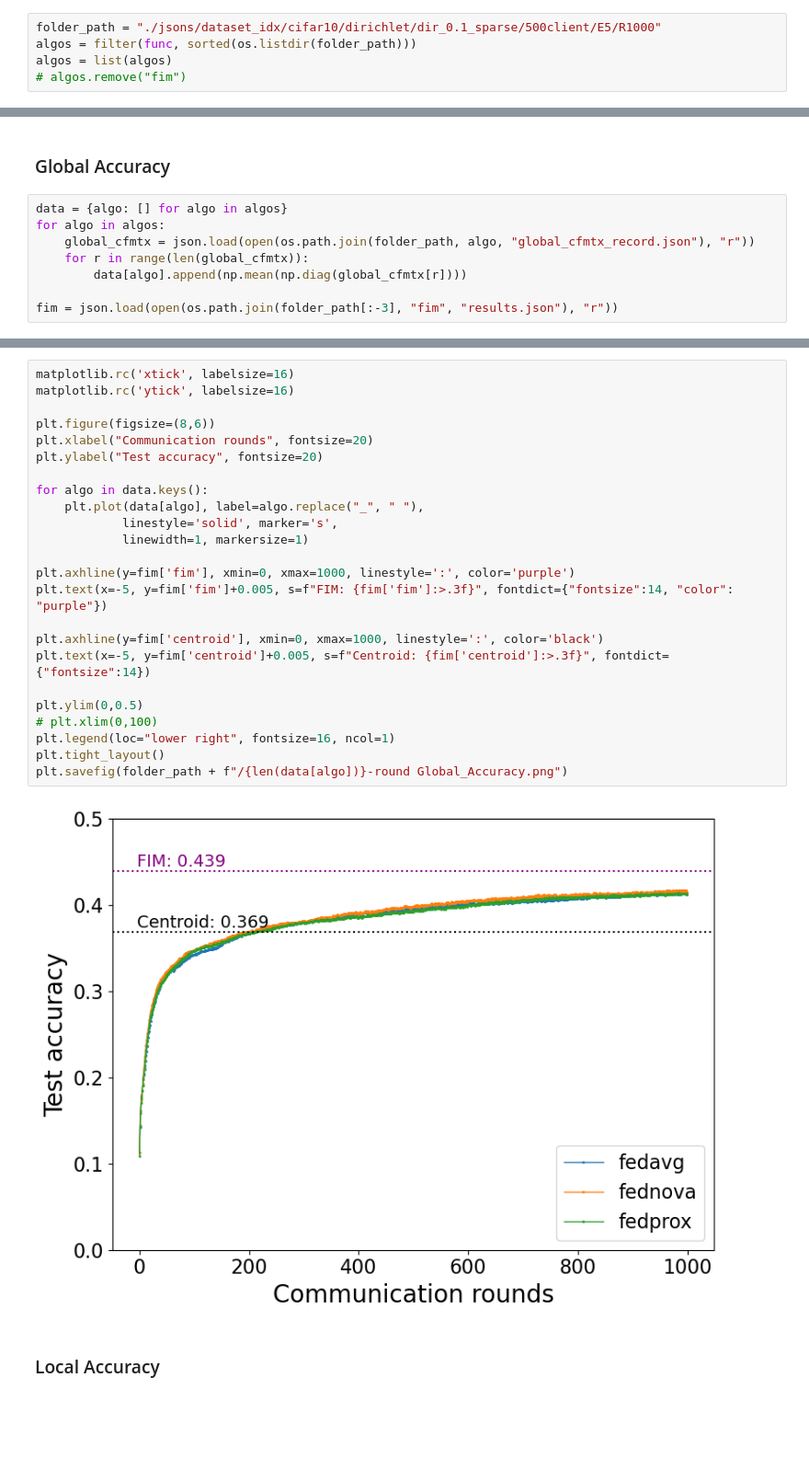
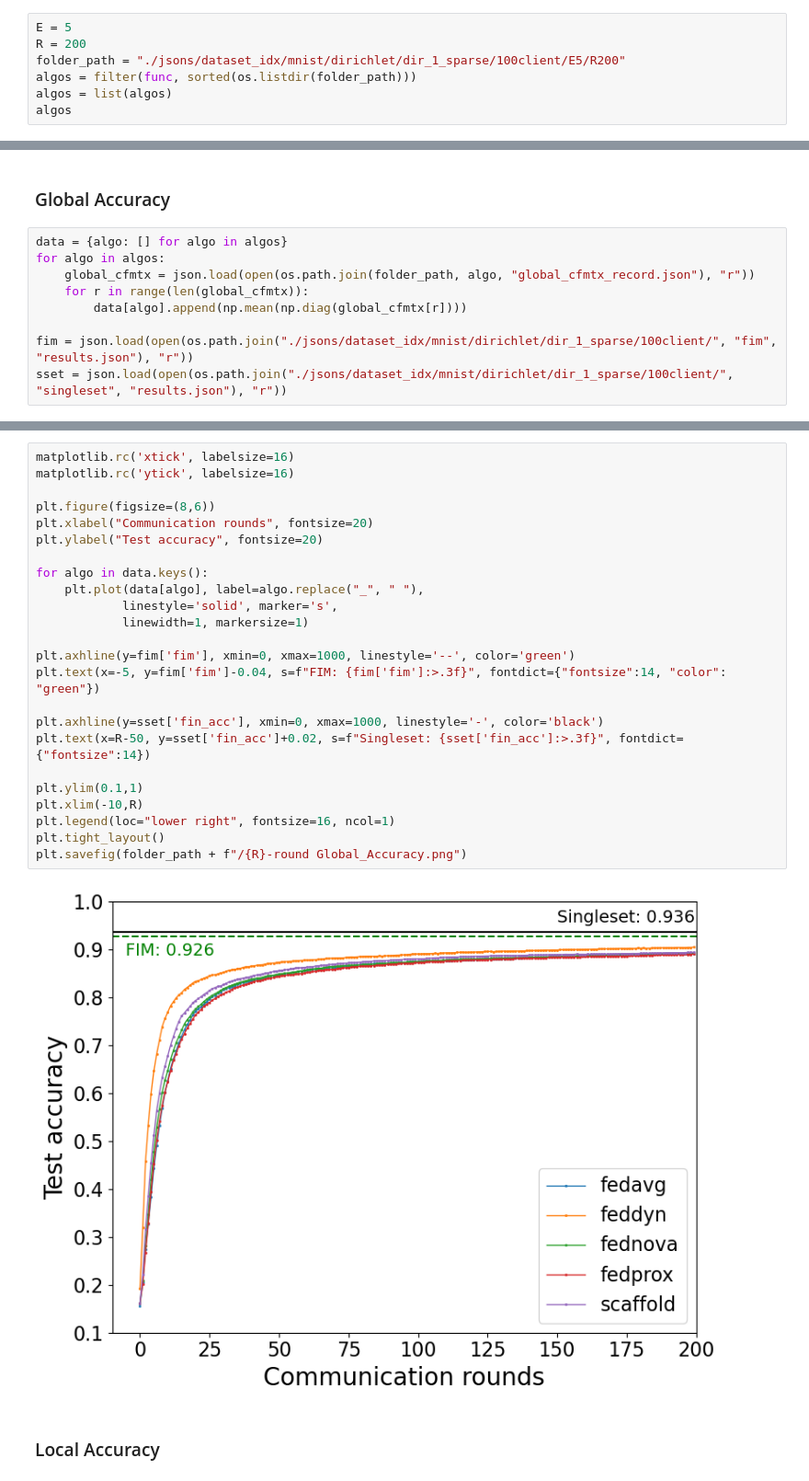
Before and after one commit to AIoT-Lab-BKAI/Hung-NN-verifiedFL, a Jupyter notebook: records/analysis.ipynb, the cells around one changed output, grey strips where cells are left out. Shown at 92% size. Drawn from its saved outputs; the diff is of its cells as text; blank space fills up the shorter version.

Commit message:
singleset done

```diff
--- a/records/analysis.ipynb
+++ b/records/analysis.ipynb
@@ -13,7 +13,9 @@ def func(object_name):
     else:
         return True
 # %%
-folder_path = "./jsons/dataset_idx/cifar10/dirichlet/dir_0.1_sparse/500client/E5/R1000"
+E = 5
+R = 200
+folder_path = "./jsons/dataset_idx/mnist/dirichlet/dir_1_sparse/100client/E5/R200"
 algos = filter(func, sorted(os.listdir(folder_path)))
 algos = list(algos)
-# algos.remove("fim")
+algos
@@ -30,4 +30,5 @@ for algo in algos:
     for r in range(len(global_cfmtx)):
         data[algo].append(np.mean(np.diag(global_cfmtx[r])))
 
-fim = json.load(open(os.path.join(folder_path[:-3], "fim", "results.json"), "r"))
+fim = json.load(open(os.path.join("./jsons/dataset_idx/mnist/dirichlet/dir_1_sparse/100client/", "fim", "results.json"), "r"))
+sset = json.load(open(os.path.join("./jsons/dataset_idx/mnist/dirichlet/dir_1_sparse/100client/", "singleset", "results.json"), "r"))
@@ -36,29 +35,29 @@ FileNotFoundError: [Errno 2] No such file or directory: './jsons/dataset_idx/cif
 # %%
 matplotlib.rc('xtick', labelsize=16)
 matplotlib.rc('ytick', labelsize=16)
 
 plt.figure(figsize=(8,6))
 plt.xlabel("Communication rounds", fontsize=20)
 plt.ylabel("Test accuracy", fontsize=20)
 
 for algo in data.keys():
     plt.plot(data[algo], label=algo.replace("_", " "),
             linestyle='solid', marker='s',
             linewidth=1, markersize=1)
 
-plt.axhline(y=fim['fim'], xmin=0, xmax=1000, linestyle=':', color='purple')
-plt.text(x=-5, y=fim['fim']+0.005, s=f"FIM: {fim['fim']:>.3f}", fontdict={"fontsize":14, "color": "purple"})
+plt.axhline(y=fim['fim'], xmin=0, xmax=1000, linestyle='--', color='green')
+plt.text(x=-5, y=fim['fim']-0.04, s=f"FIM: {fim['fim']:>.3f}", fontdict={"fontsize":14, "color": "green"})
 
-plt.axhline(y=fim['centroid'], xmin=0, xmax=1000, linestyle=':', color='black')
-plt.text(x=-5, y=fim['centroid']+0.005, s=f"Centroid: {fim['centroid']:>.3f}", fontdict={"fontsize":14})
+plt.axhline(y=sset['fin_acc'], xmin=0, xmax=1000, linestyle='-', color='black')
+plt.text(x=R-50, y=sset['fin_acc']+0.02, s=f"Singleset: {sset['fin_acc']:>.3f}", fontdict={"fontsize":14})
 
-plt.ylim(0,0.5)
-# plt.xlim(0,100)
+plt.ylim(0.1,1)
+plt.xlim(-10,R)
 plt.legend(loc="lower right", fontsize=16, ncol=1)
 plt.tight_layout()
-plt.savefig(folder_path + f"/{len(data[algo])}-round Global_Accuracy.png")
+plt.savefig(folder_path + f"/{R}-round Global_Accuracy.png")
 # %% [output]
-[figure, old version]
+[figure, new version]
 # %% [markdown]
 ### Local Accuracy
 # %% [markdown]
```
Also changed, not shown: parts of 3 cells of this notebook, 2 other files.
